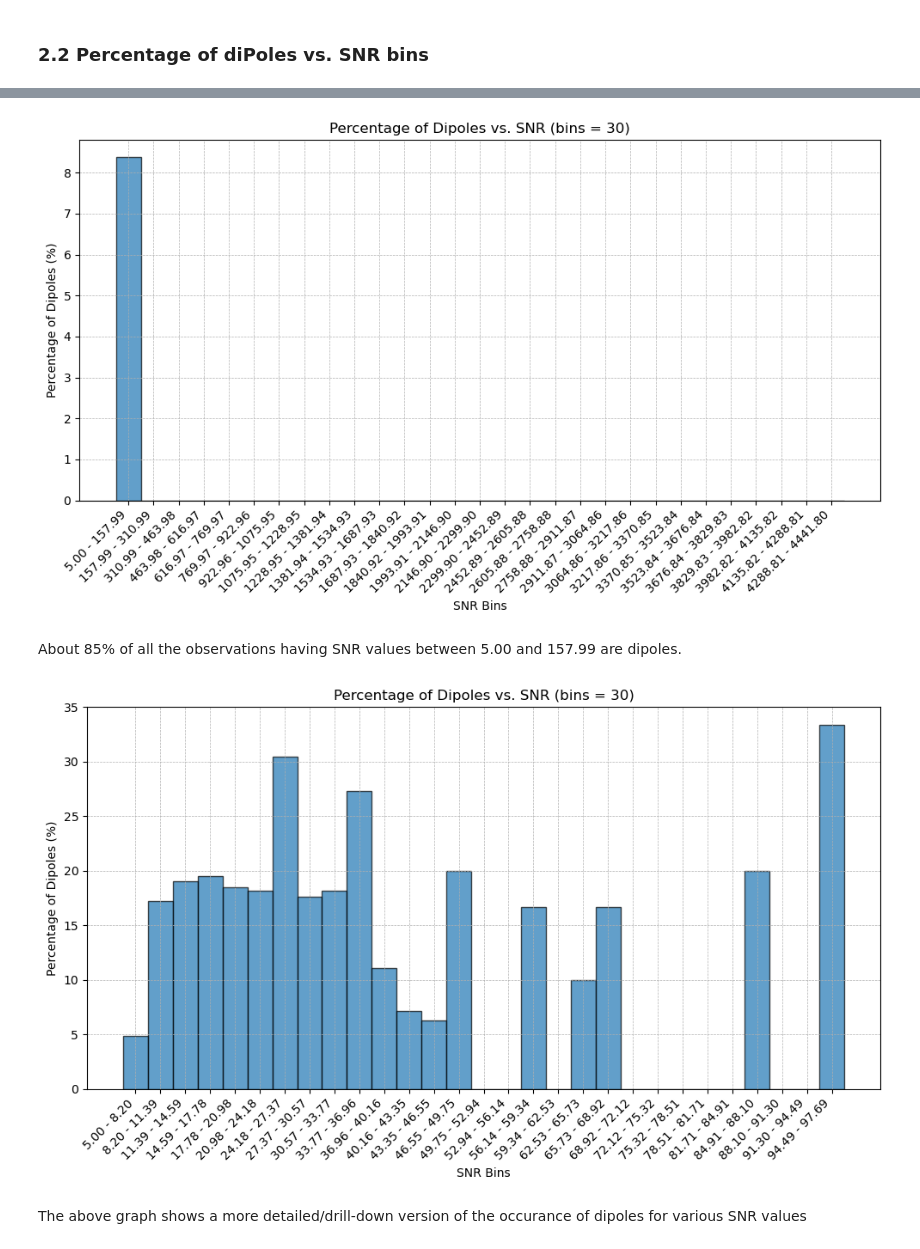
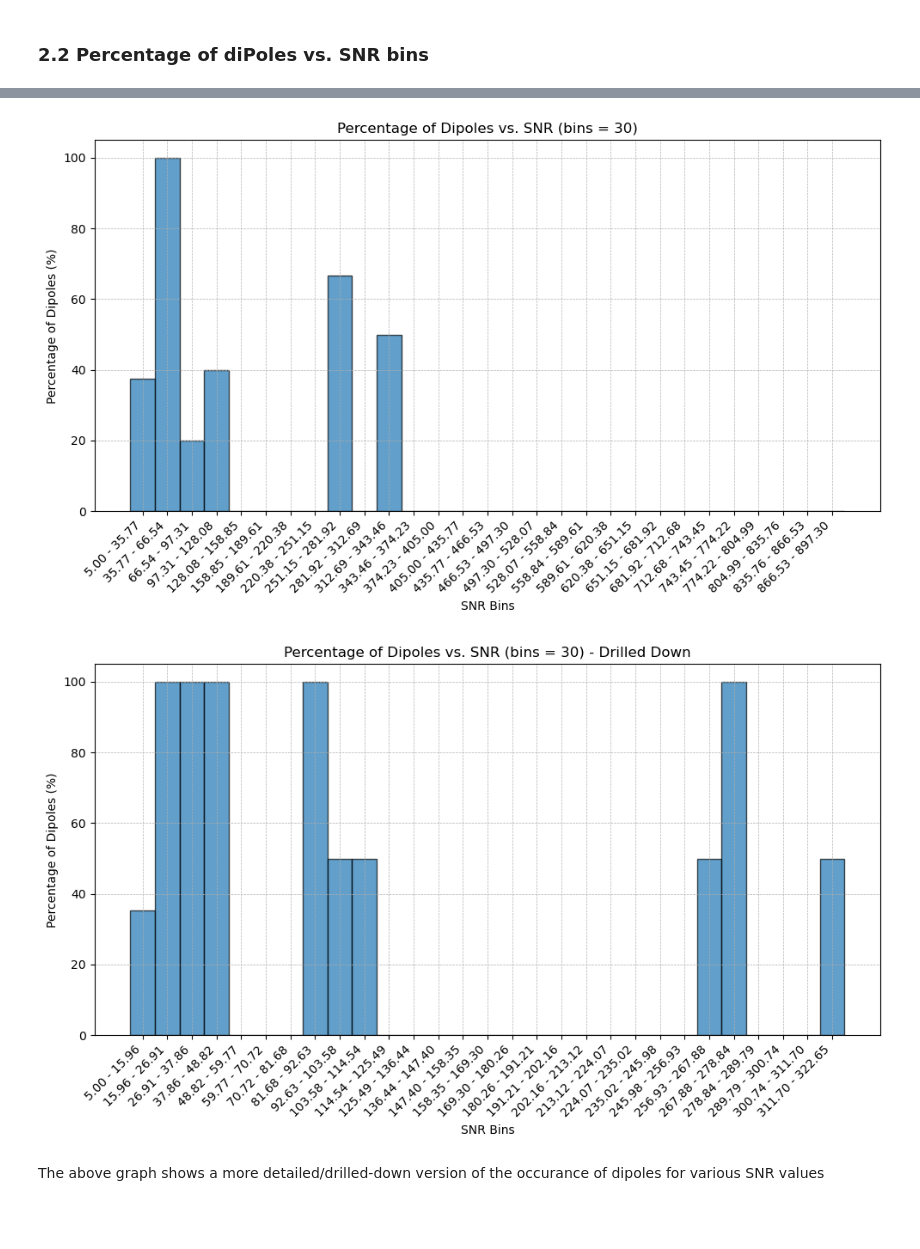
Before and after one commit to lsst-dm/ap_pipe-notebooks, a Jupyter notebook: notebooks/DM-40907-Dipoles-Analysis.ipynb, the cells around one changed output, grey strips where cells are left out. Saved outputs shown, nothing was run; the diff lists cells and outputs as text; code cells hidden in the pictures; blank space fills up the shorter version.

```diff
--- a/notebooks/DM-40907-Dipoles-Analysis.ipynb
+++ b/notebooks/DM-40907-Dipoles-Analysis.ipynb
@@ -14,15 +14,17 @@ import shutil
 # Define constants
 
 # Path to the association.db file created during the AP Verify run
-db_path = "/home/h/harshit/u/ap_verify_ci_cosmos_pdr2/butler_repo/association.db"
+db_path = "/home/h/harshit/u/ap_verify_ci_dc2/butler_repo/association.db"
 # Name of the table that contains data on dipoles
 table_nm = "DiaSource"
 # Column name to filter on
 column_nm = "isDipole"
 # Path to the directory where output images of analysis_ap.plotImageSubtractionCutouts are stored
 triplets_root = "/home/h/harshit/public_html/images/"
-# Path to the destination directory to save sample dipole cutouts
+# Path to the destination directory to save the dipole cutouts
 dest_dipoles_dir = "./dipole_cutouts"
+# Path to the destination directory to save dipole cutouts with the highest 10 SNR values
+dest_dipoles_dir_top_snr = "./dipole_cutouts_demo/"
 # %%
 # A method to read the APDB file and return dipoles
 def read_apdb(db_path: str, get_only_dipoles: bool):
@@ -192,38 +193,36 @@ plt.tight_layout()  # This ensures that x-axis labels fit properly
 plt.savefig('percent_dipoles_vs_snr.png', dpi=300)
 plt.show()
 # %% [output]
-[figure, old version]
+[figure, new version]
-# %% [markdown]
-About 85% of all the observations having SNR values between 5.00 and 157.99 are dipoles.
 # %%
 # Drill down on dipoles
 # Calculate the max SNR value for a dipoles
 max_snr_for_dipole = df[df['isDipole']==1]['snr'].max()
 
 # Define bins manually for better control
 bins = np.linspace(df['snr'].min(), max_snr_for_dipole, 30)
 
 # Get histograms for dipoles and non-dipoles
 dipoles_hist, _ = np.histogram(df[df['isDipole'] == 1]['snr'], bins=bins)
 non_dipoles_hist, _ = np.histogram(df[df['isDipole'] == 0]['snr'], bins=bins)
 
 # Calculate the percentage for each bin
 total = dipoles_hist + non_dipoles_hist
 percentage_dipoles = np.where(total == 0, 0, (dipoles_hist / total) * 100)
 percentage_non_dipoles = np.where(total == 0, 0, (non_dipoles_hist / total) * 100)
 
 # Plotting
 plt.figure(figsize=(10, 6))
 plt.bar(bins[:-1], percentage_dipoles, width=np.diff(bins)[0], align='center', edgecolor='black', alpha=0.7)
 plt.xticks(ticks=bins[:-1], labels=[f"{bins[i]:.2f} - {bins[i+1]:.2f}" for i in range(len(bins)-1)], rotation=45, ha='right')
 plt.xlabel('SNR Bins')
 plt.ylabel('Percentage of Dipoles (%)')
-plt.title('Percentage of Dipoles vs. SNR (bins = 30)')
+plt.title('Percentage of Dipoles vs. SNR (bins = 30) - Drilled Down')
 plt.grid(True, which='both', linestyle='--', linewidth=0.5)
 plt.tight_layout()  # This ensures that x-axis labels fit properly
 plt.savefig('percent_dipoles_vs_snr_drilldown.png', dpi=300)
 plt.show()
 # %% [output]
-[figure, old version]
+[figure, new version]
 # %% [markdown]
-The above graph shows a more detailed/drill-down version of the occurance of dipoles for various SNR values
+The above graph shows a more detailed/drilled-down version of the occurance of dipoles for various SNR values
```
Also changed, not shown: parts of 5 cells of this notebook.
